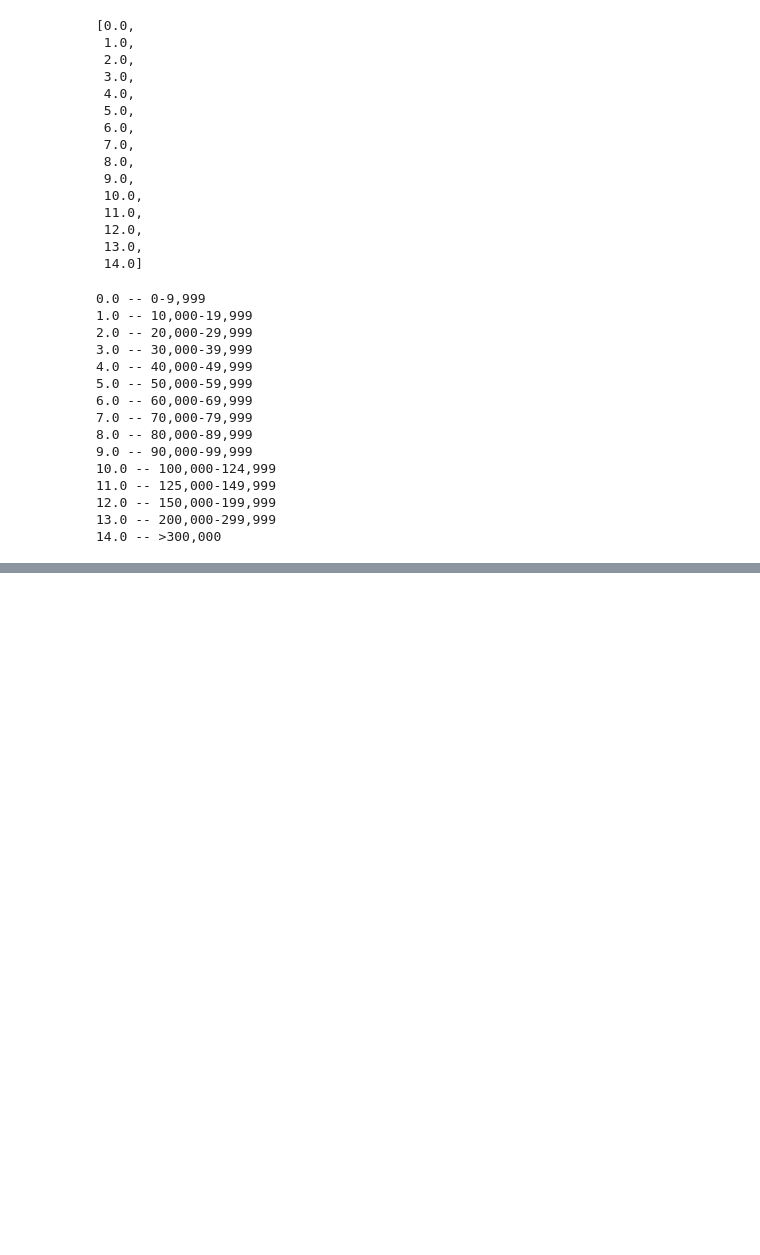
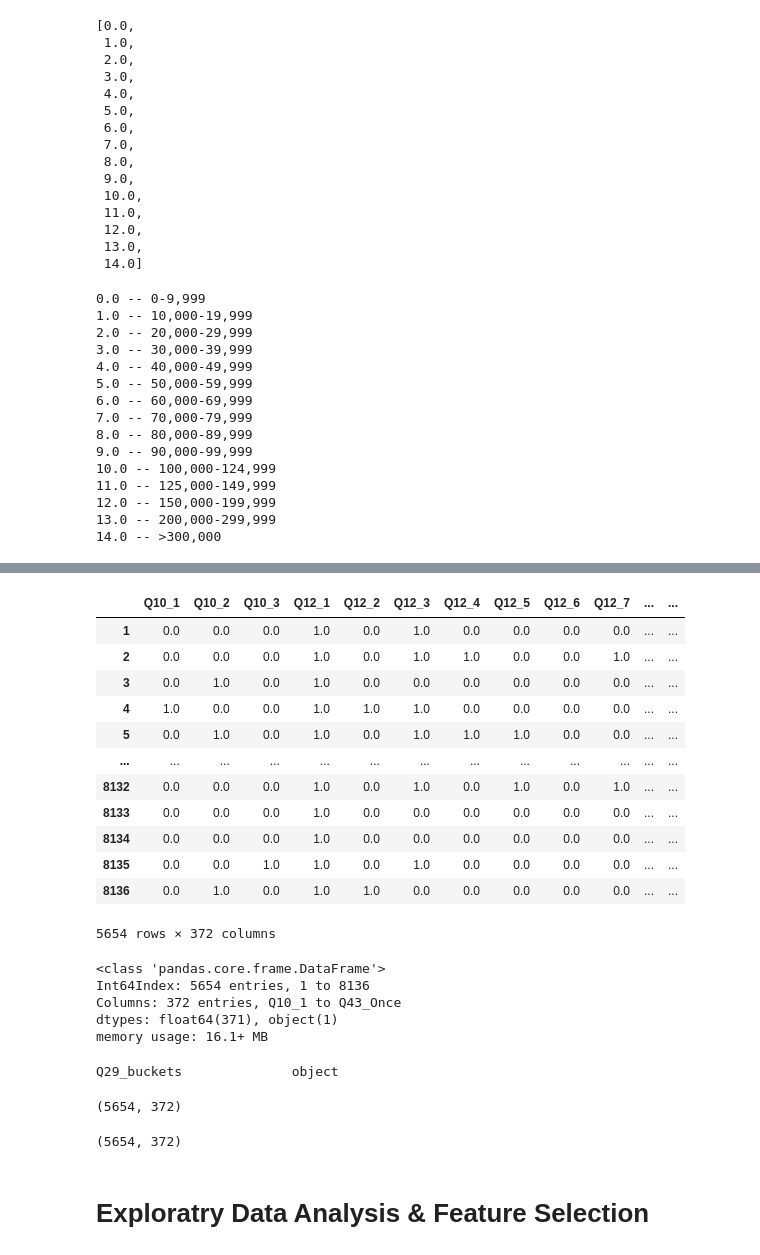
Before and after one commit to Dhairya18498/MIE1624_Assignment2, a Jupyter notebook: parmar_1006859516_assignment2.ipynb, the cells around one changed output, grey strips where cells are left out. Saved outputs shown, nothing was run; the diff lists cells and outputs as text; code cells hidden in the pictures; blank space fills up the shorter version.

```diff
--- a/parmar_1006859516_assignment2.ipynb
+++ b/parmar_1006859516_assignment2.ipynb
@@ -188,0 +455,3 @@ MCQ_cat_list
+# %%
+survey_df_encoded = survey_df_encoded[survey_df_encoded['Q8'] != np.unique(survey_df_encoded['Q8'].values)[2]]
+survey_df_encoded['Q8'].value_counts()
@@ -188,0 +526,3 @@ MCQ_cat_list
+# %%
+survey_df_encoded = survey_df_encoded[survey_df_encoded['Q23'] != 'Other']
+survey_df_encoded['Q23'].value_counts()
@@ -188,0 +563,3 @@ MCQ_cat_list
+# %%
+survey_df_encoded = survey_df_encoded[survey_df_encoded['Q24'] != 'Other']
+survey_df_encoded['Q24'].value_counts()
@@ -188,0 +601,3 @@ MCQ_cat_list
+# %%
+survey_df_encoded = survey_df_encoded[survey_df_encoded['Q27'] != 'I do not know']
+survey_df_encoded['Q27'].value_counts()
@@ -188,0 +636,45 @@ MCQ_cat_list
+# %%
+survey_df_encoded = pd.get_dummies(survey_df_encoded,
+                                   columns = SCQ_list,
+                                   prefix = SCQ_list,
+                                   dtype = float)
+survey_df_encoded
+# %% [output]
+|  | Q10_1 | Q10_2 | Q10_3 | Q12_1 | Q12_2 | Q12_3 | Q12_4 | Q12_5 | Q12_6 | Q12_7 | ... | ... |
+| 1 | 0.0 | 0.0 | 0.0 | 1.0 | 0.0 | 1.0 | 0.0 | 0.0 | 0.0 | 0.0 | ... | ... |
+| 2 | 0.0 | 0.0 | 0.0 | 1.0 | 0.0 | 1.0 | 1.0 | 0.0 | 0.0 | 1.0 | ... | ... |
+| 3 | 0.0 | 1.0 | 0.0 | 1.0 | 0.0 | 0.0 | 0.0 | 0.0 | 0.0 | 0.0 | ... | ... |
+| 4 | 1.0 | 0.0 | 0.0 | 1.0 | 1.0 | 1.0 | 0.0 | 0.0 | 0.0 | 0.0 | ... | ... |
+| 5 | 0.0 | 1.0 | 0.0 | 1.0 | 0.0 | 1.0 | 1.0 | 1.0 | 0.0 | 0.0 | ... | ... |
+| ... | ... | ... | ... | ... | ... | ... | ... | ... | ... | ... | ... | ... |
+| 8132 | 0.0 | 0.0 | 0.0 | 1.0 | 0.0 | 1.0 | 0.0 | 1.0 | 0.0 | 1.0 | ... | ... |
+| 8133 | 0.0 | 0.0 | 0.0 | 1.0 | 0.0 | 0.0 | 0.0 | 0.0 | 0.0 | 0.0 | ... | ... |
+| 8134 | 0.0 | 0.0 | 0.0 | 1.0 | 0.0 | 0.0 | 0.0 | 0.0 | 0.0 | 0.0 | ... | ... |
+| 8135 | 0.0 | 0.0 | 1.0 | 1.0 | 0.0 | 1.0 | 0.0 | 0.0 | 0.0 | 0.0 | ... | ... |
+| 8136 | 0.0 | 1.0 | 0.0 | 1.0 | 1.0 | 0.0 | 0.0 | 0.0 | 0.0 | 0.0 | ... | ... |
+5654 rows × 372 columns
+# %%
+survey_df_encoded.info()
+# %% [output]
+<class 'pandas.core.frame.DataFrame'>
+Int64Index: 5654 entries, 1 to 8136
+Columns: 372 entries, Q10_1 to Q43_Once
+dtypes: float64(371), object(1)
+memory usage: 16.1+ MB
+# %%
+for column in survey_df_encoded.columns:
+  if survey_df_encoded[column].dtype != float:
+    print(str(column), '\t\t', survey_df_encoded[column].dtype)
+# %% [output]
+Q29_buckets              object
+# %%
+print(survey_df_encoded.shape)
+# %% [output]
+(5654, 372)
+# %%
+survey_df_encoded.dropna(inplace = True)
+print(survey_df_encoded.shape)
+# %% [output]
+(5654, 372)
+# %% [markdown]
+# Exploratry Data Analysis & Feature Selection
```
Also changed, not shown: parts of 75 cells of this notebook.
